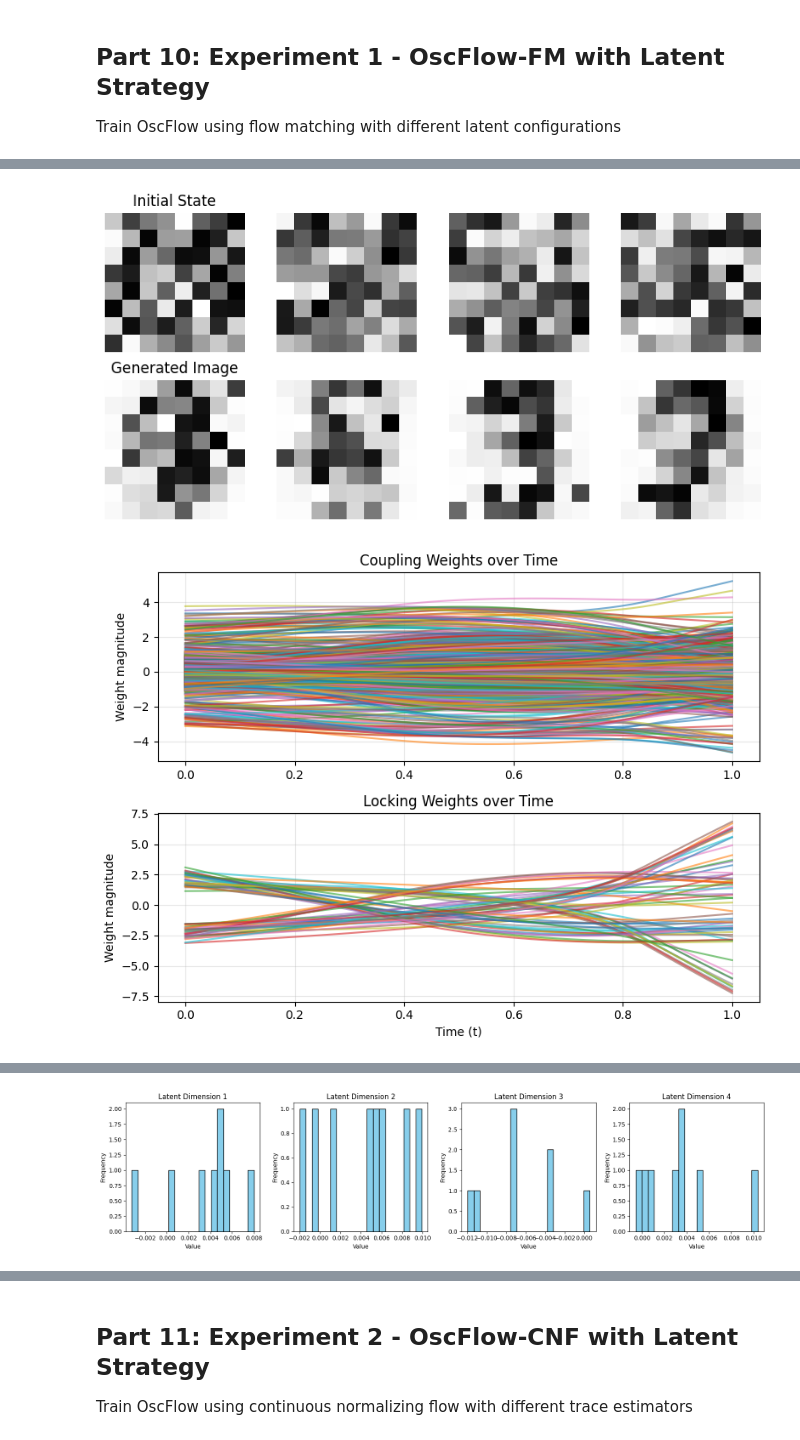
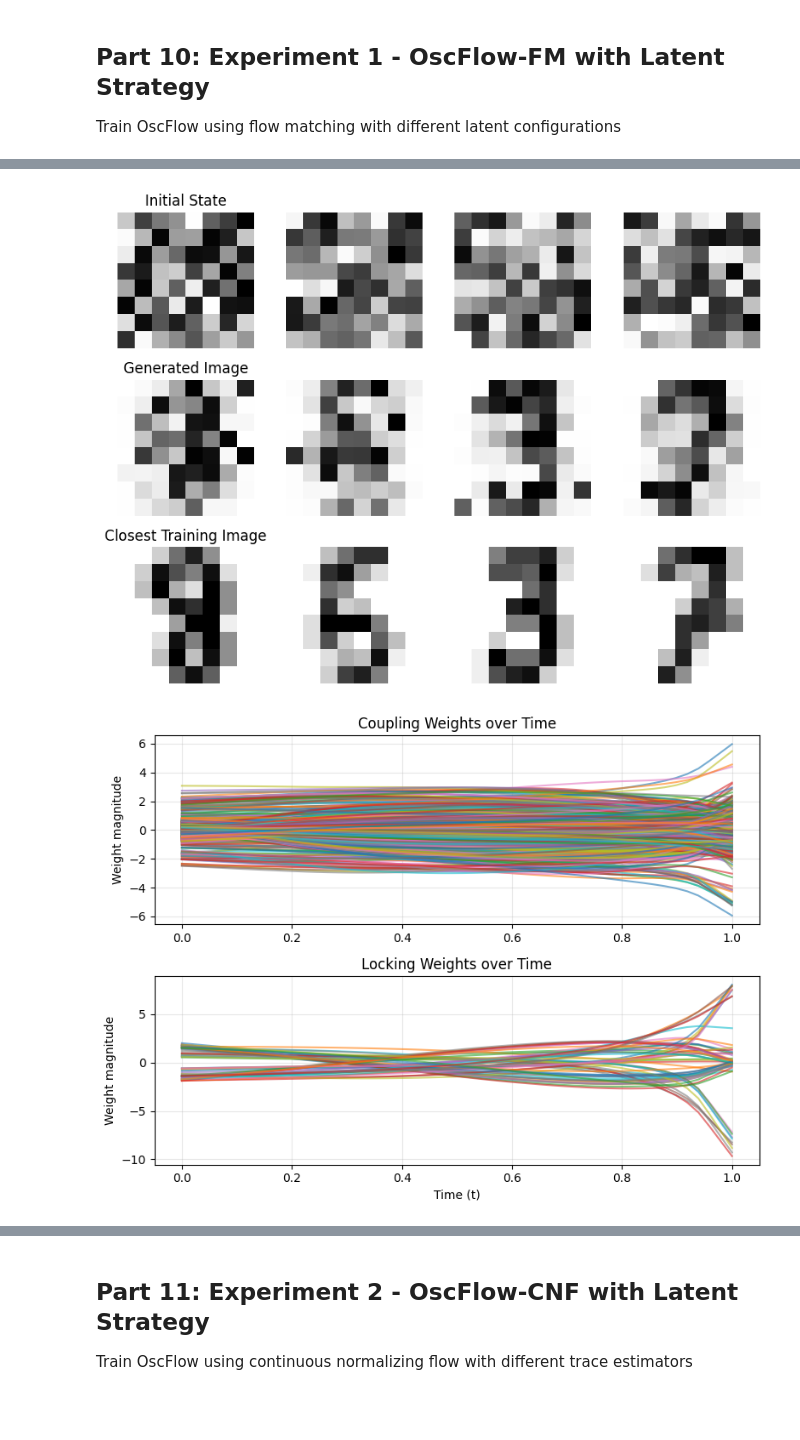
Before and after one commit to WangYuNeng/Ark, a Jupyter notebook: examples/generative/osc_image_generation_w_latent.ipynb, the cells around one changed output, grey strips where cells are left out. Saved outputs shown, nothing was run; the diff lists cells and outputs as text; code cells hidden in the pictures; blank space fills up the shorter version.

Commit message:
CNF and flow matching with latent on images

```diff
--- a/examples/generative/osc_image_generation_w_latent.ipynb
+++ b/examples/generative/osc_image_generation_w_latent.ipynb
@@ -155,7 +155,6 @@ class OscFlow(eqx.Module):
 
         # Compute pairwise phase differences
         phase_diff = (phase[:, None] - phase[None, :])[: -self.n_phase_ref, :]
-
         # Sinusoidal coupling
         coupling = jnp.sin(jnp.pi * phase_diff) * self.coupling_matrix
 
@@ -166,7 +165,11 @@ class OscFlow(eqx.Module):
 
         # Time-dependent weight modulation
         if self.use_time_weights:
-            time_weight = self.net(t)
+            time_weight = self.net(
+                jnp.array([t]).reshape(
+                    -1,
+                )
+            )
             n_coupling_weights = dim * (dim + self.n_phase_ref)
 
             coupling_time_weight = time_weight[:n_coupling_weights].reshape(
@@ -237,7 +240,7 @@ def get_target_latents(
     """Generate target latent variables using either learned encoder or random sampling."""
     if model.lat_dim == 0:
         if len(x_vis_1.shape) == 1:
-            return jnp.zeros((1,))
+            return jnp.array([])
         return jnp.zeros((x_vis_1.shape[0], 0))
 
     if model.latent_strategy == "learned":
@@ -368,7 +370,7 @@ def loss_fm(
     x_t = wrap_to_one(x_0_full + t * u_t)
 
     # Predict velocity
-    v_pred = jax.vmap(model.flow)(t, x_t)
+    v_pred = jax.vmap(model.flow, in_axes=(0, 0))(t, x_t)
     tot_loss = optax.l2_loss(v_pred, u_t)
 
     # Separate losses for visible and latent dimensions
@@ -513,7 +515,7 @@ def visualize_sample_fm(
     dt0: float = 0.05,
 ):
     """Visualize generated samples from FM-trained model."""
-    fig, ax = plt.subplots(2, n_samples, figsize=(n_samples * 2, 4))
+    fig, ax = plt.subplots(3, n_samples, figsize=(n_samples * 2, 6))
 
     # Sample initial conditions
     total_dim = model.vis_dim + model.lat_dim
@@ -526,7 +528,7 @@ def visualize_sample_fm(
         ax[0, i].axis("off")
 
         # Integrate forward
-        term = diffrax.ODETerm(lambda t, x, args: model.flow(jnp.array([t]), x))
+        term = diffrax.ODETerm(lambda t, x, args: model.flow(t, x))
         solver = diffrax.Tsit5()
         sol = diffrax.diffeqsolve(term, solver, t0, t1, dt0, y)
         (y,) = sol.ys
@@ -540,8 +542,20 @@ def visualize_sample_fm(
         ax[1, i].imshow(sample_image, cmap="gray_r")
         ax[1, i].axis("off")
 
+        # Find closest image in dataset
+        sample_flat = sample_image.flatten()
+        distances = jnp.sum(
+            (orig_images.reshape(len(orig_images), -1) - sample_flat) ** 2, axis=1
+        )
+        closest_idx = jnp.argmin(distances)
+        closest_image = orig_images[closest_idx]
+
+        ax[2, i].imshow(closest_image, cmap="gray_r")
+        ax[2, i].axis("off")
+
     ax[0, 0].set_title("Initial State", fontsize=12)
     ax[1, 0].set_title("Generated Image", fontsize=12)
+    ax[2, 0].set_title("Closest Training Image", fontsize=12)
     plt.tight_layout()
     plt.show()
 
@@ -604,7 +618,6 @@ def image_dataset(batch_size: int):
     def dataloader():
         num_samples = images.shape[0]
         indices = np.arange(num_samples)
-        print(num_samples)
 
         while True:
             np.random.shuffle(indices)
@@ -625,7 +638,7 @@ print("=" * 60)
 print("Experiment 1: OscFlow with Flow Matching (FM)")
 print("=" * 60)
 
-latent_dims = [0, 4]
+latent_dims = [0, 2, 64]
 strategies = ["learned"]
 
 for lat_dim in latent_dims:
@@ -644,10 +657,10 @@ for lat_dim in latent_dims:
         model = train_fm(
             model,
             image_dataset,
-            batch_size=128,
+            batch_size=256,
             lr=1e-3,
-            n_iters=1000,
-            print_every=200,
+            n_iters=5000,
+            print_every=1000,
             key=train_key,
         )
 
@@ -674,3 +686,3 @@ Iter 800, Loss: 0.0897, Vis: 0.0897, Lat: 0.0000
 Visualizing samples...
-[figure, old version]
+[figure, new version]
-[figure, old version]
+[figure, new version]
@@ -688 +705,0 @@ Visualizing samples...
-[figure, old version]
```
Also changed, not shown: parts of 3 cells of this notebook.
